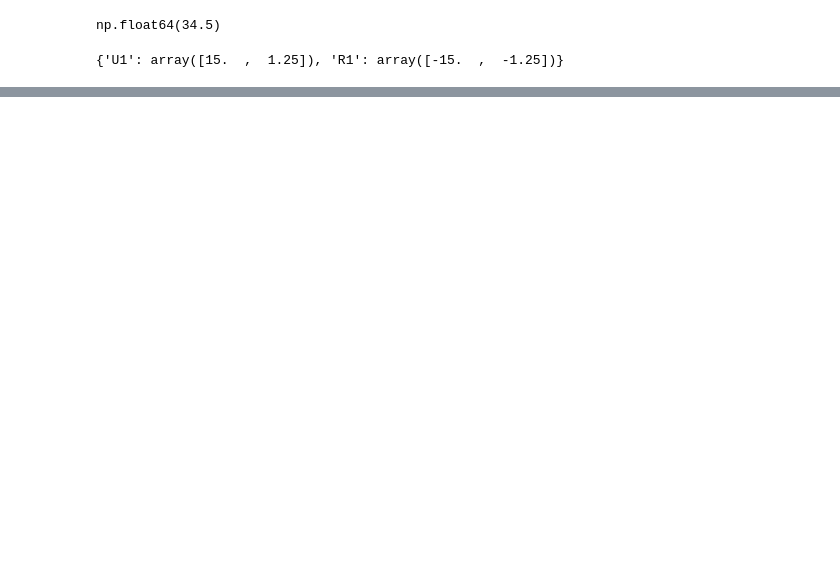
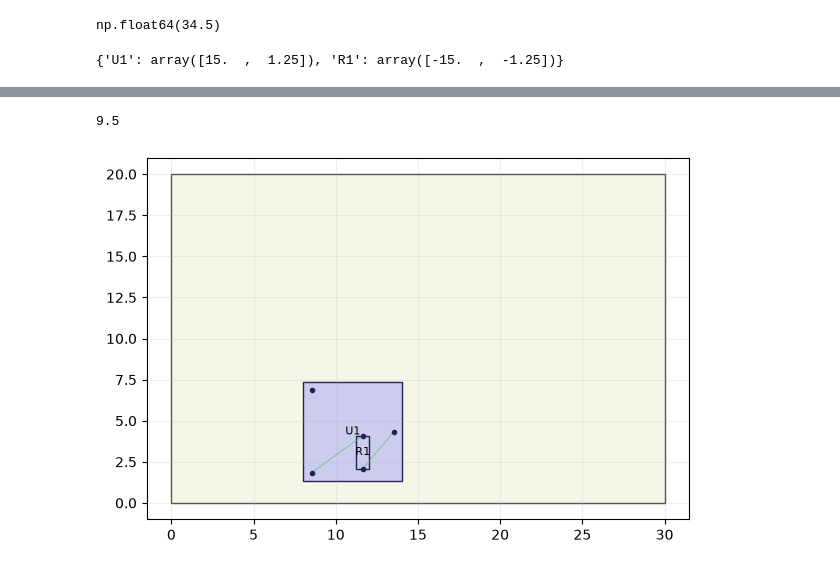
Before and after one commit to wang-edward/autoplace, a Jupyter notebook: place.ipynb, the cells around one changed output, grey strips where cells are left out. Saved outputs shown, nothing was run; the diff lists cells and outputs as text; code cells hidden in the pictures; blank space fills up the shorter version.

Commit message:
wa_wirelength

```diff
--- a/place.ipynb
+++ b/place.ipynb
@@ -145,0 +174,31 @@ draw(components, board)
+# %%
+lo = torch.tensor(board[0], dtype=torch.float32)   # [0, 0]
+hi = torch.tensor(board[2], dtype=torch.float32)   # [30, 20]
+
+def wa_wirelength(pos, gamma=1.0):
+    total = 0.0
+    for members in net_pins:
+        pts = torch.stack([pos[i] + off for i, off in members])
+        for d in range(2):
+            x = pts[:, d]
+            total = total + (x * torch.exp(x / gamma)).sum() / torch.exp(x / gamma).sum() \
+                          - (x * torch.exp(-x / gamma)).sum() / torch.exp(-x / gamma).sum()
+    return total
+
+opt = torch.optim.Adam([pos], lr=0.2)
+for it in range(300):
+    opt.zero_grad()
+    loss = wa_wirelength(pos)
+    loss.backward()
+    opt.step()
+    with torch.no_grad():
+        pos.data = torch.max(torch.min(pos, hi - hs), lo + hs)   # your project_position, vectorized
+# %%
+result = copy.deepcopy(components)
+for i, cid in enumerate(ids):
+    result[cid].pos = pos.detach().numpy()[i]
+print(hpwl(result))
+draw(result, board)
+# %% [output]
+9.5
+[figure, added]
```
Also changed, not shown: parts of 8 cells of this notebook, 2 other files.
